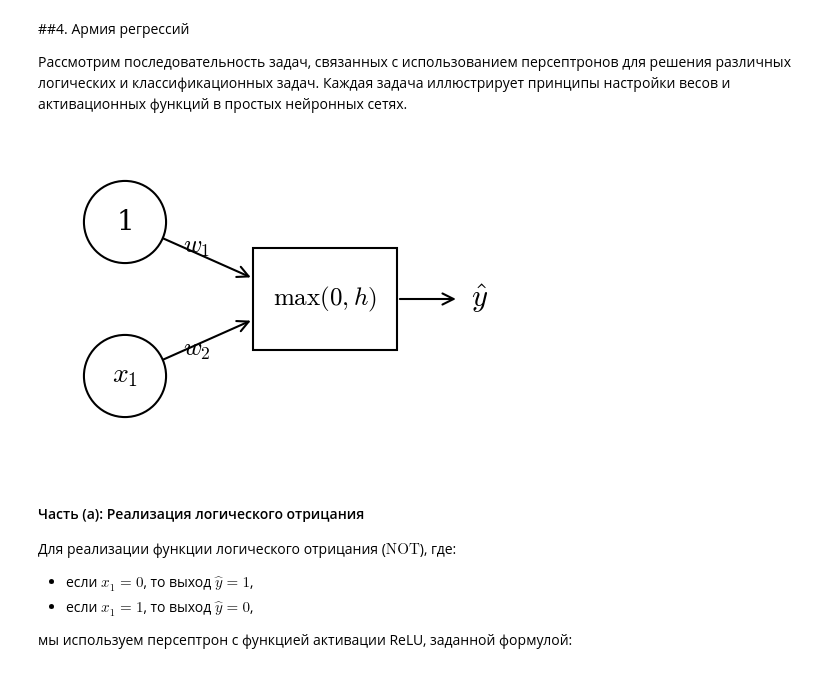
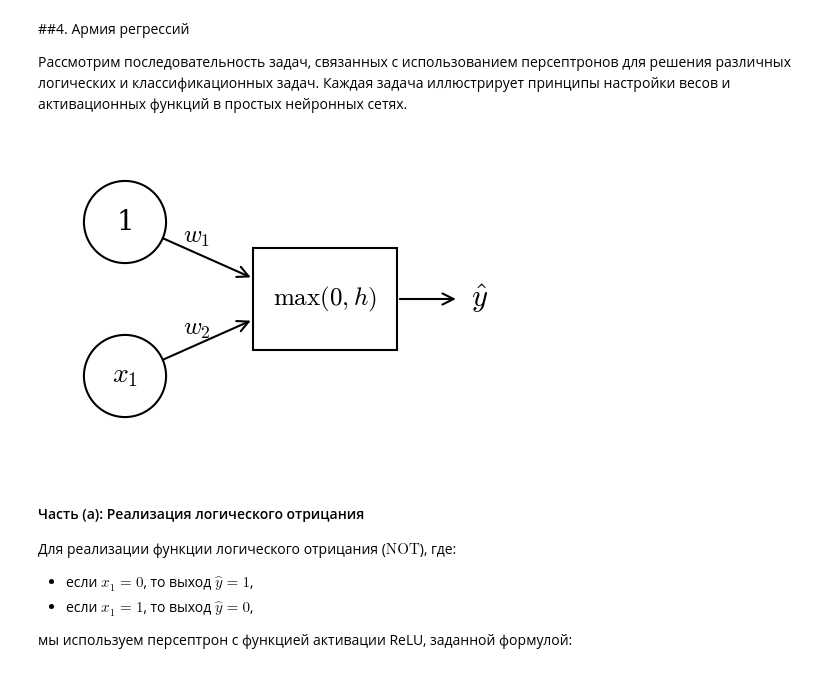
Before and after one commit to CodeHunterOfficial/ArabovMKDeep, a Jupyter notebook: DL-2026/Lecture_1/Lecture_1_Introduction_to_Neural_Networks.ipynb, the cells around one changed output. Cells and saved outputs as stored; diff of their text form; code cells hidden in the pictures.

```diff
--- a/DL-2026/Lecture_1/Lecture_1_Introduction_to_Neural_Networks.ipynb
+++ b/DL-2026/Lecture_1/Lecture_1_Introduction_to_Neural_Networks.ipynb
@@ -588,36 +589,36 @@ ax.add_patch(patches.Circle((1.5, 1.5), radius, fill=True, facecolor='white', ed
 # --- 2. РИСУЕМ ПРЯМОУГОЛЬНИК (Скрытый нейрон) ---
 ax.add_patch(patches.Rectangle((4.0, 2.0), 2.8, 2.0, fill=True, facecolor='white', edgecolor='black', linewidth=lw, zorder=2))
 
 # --- 3. ТЕКСТ ВНУТРИ УЗЛОВ (ТОЛЬКО $...$) ---
 ax.text(1.5, 4.5, '1', ha='center', va='center', fontsize=fontsize_nodes, zorder=3)
 ax.text(1.5, 1.5, r'$x_1$', ha='center', va='center', fontsize=fontsize_nodes, zorder=3)
 ax.text(5.4, 3.0, r'$\max(0, h)$', ha='center', va='center', fontsize=18, zorder=3)
 
 # --- 4. СТРЕЛКИ ---
 arrow_props = dict(arrowstyle='->', lw=lw, color='black', mutation_scale=20)
 
 # От верхнего входа к нейрону
 ax.annotate('', xy=(4.0, 3.4), xytext=(2.2, 4.2), arrowprops=arrow_props, zorder=1)
 
 # От нижнего входа к нейрону
 ax.annotate('', xy=(4.0, 2.6), xytext=(2.2, 1.8), arrowprops=arrow_props, zorder=1)
 
 # Выходная стрелка
 ax.annotate('', xy=(8.0, 3.0), xytext=(6.8, 3.0), arrowprops=arrow_props, zorder=1)
 
 # --- 5. ПОДПИСИ ВЕСОВ И ВЫХОДА (ТОЛЬКО $...$) ---
 # Веса
-ax.text(2.9, 4.0, r'$w_1$', ha='center', va='center', fontsize=fontsize_weights)
-ax.text(2.9, 2.0, r'$w_2$', ha='center', va='center', fontsize=fontsize_weights)
+ax.text(2.9, 4.2, r'$w_1$', ha='center', va='center', fontsize=fontsize_weights)
+ax.text(2.9, 2.4, r'$w_2$', ha='center', va='center', fontsize=fontsize_weights)
 
 # Выходная переменная (с крышечкой)
 ax.text(8.4, 3.0, r'$\hat{y}$', ha='center', va='center', fontsize=22)
 
 # Устанавливаем равные пропорции, чтобы круги были круглыми
 ax.set_aspect('equal')
 plt.show()
 # %% [output]
-[figure, old version]
+[figure, new version]
 # %% [markdown]
 #### Часть (а): Реализация логического отрицания
 
```
Also changed, not shown: parts of 5 cells of this notebook.
